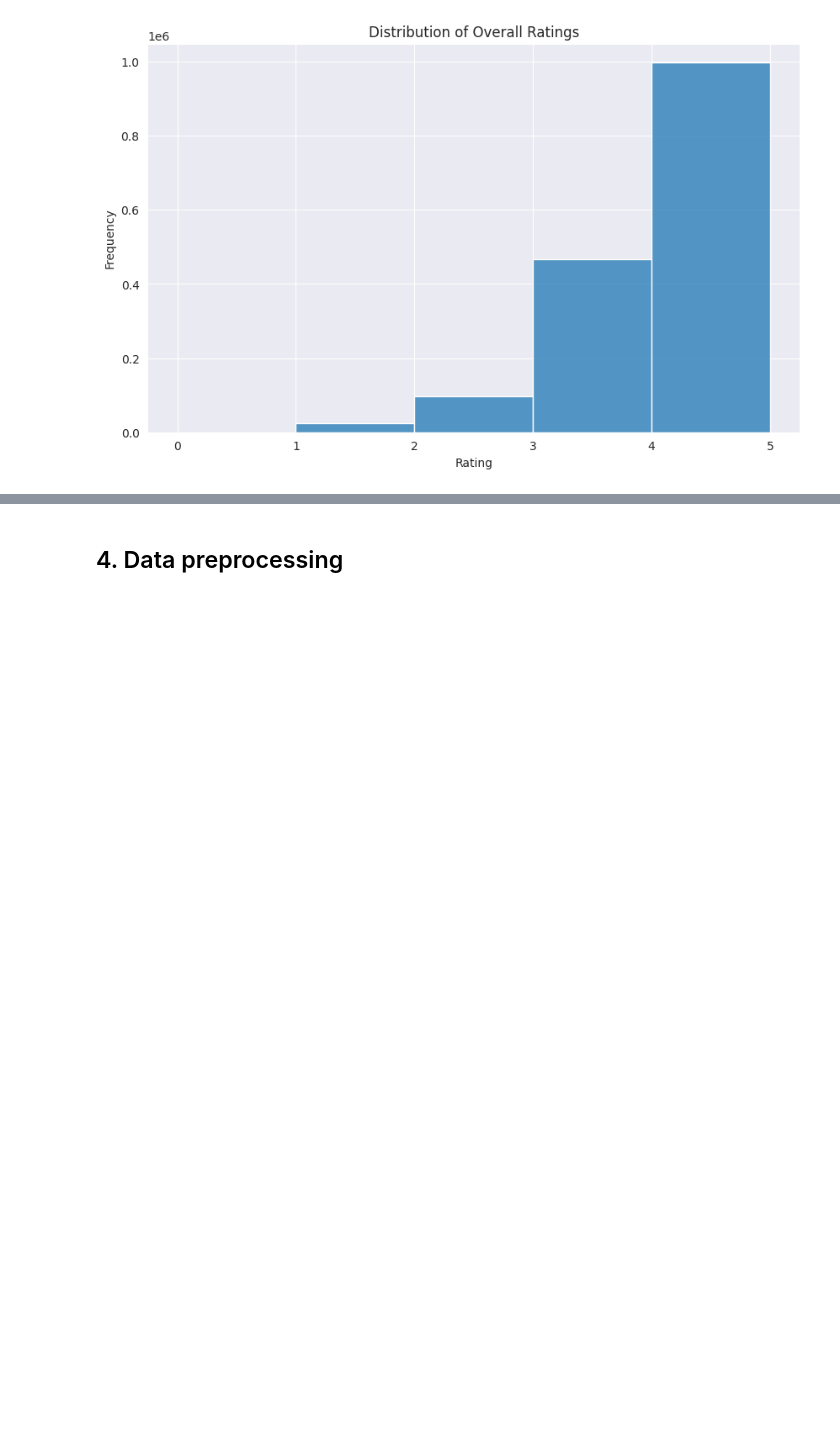
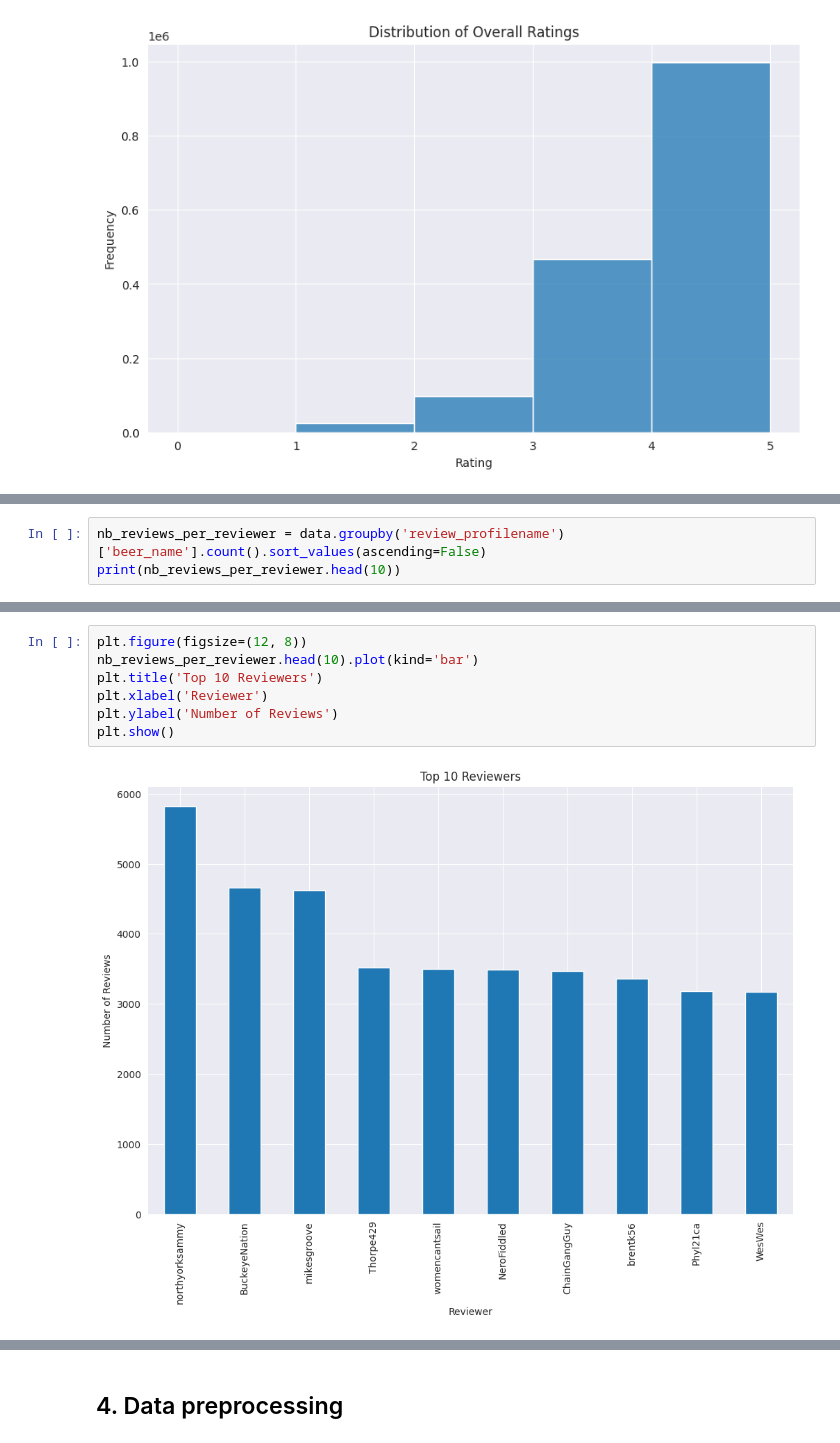
Before and after one commit to ElianaJunker/FTML_project, a Jupyter notebook: exercises/7 - application of unsupervised learning/7_application_of_unsupervised_learning.ipynb, the cells around one changed output, grey strips where cells are left out. Saved outputs shown, nothing was run; the diff lists cells and outputs as text; blank space fills up the shorter version.

```diff
--- a/exercises/7 - application of unsupervised learning/7_application_of_unsupervised_learning.ipynb
+++ b/exercises/7 - application of unsupervised learning/7_application_of_unsupervised_learning.ipynb
@@ -341,0 +311,3 @@ plt.show()
+# %%
+nb_reviews_per_reviewer = data.groupby('review_profilename')['beer_name'].count().sort_values(ascending=False)
+print(nb_reviews_per_reviewer.head(10))
@@ -341,0 +327,9 @@ plt.show()
+# %%
+plt.figure(figsize=(12, 8))
+nb_reviews_per_reviewer.head(10).plot(kind='bar')
+plt.title('Top 10 Reviewers')
+plt.xlabel('Reviewer')
+plt.ylabel('Number of Reviews')
+plt.show()
+# %% [output]
+[figure, added]
```
Also changed, not shown: parts of 59 cells of this notebook.
